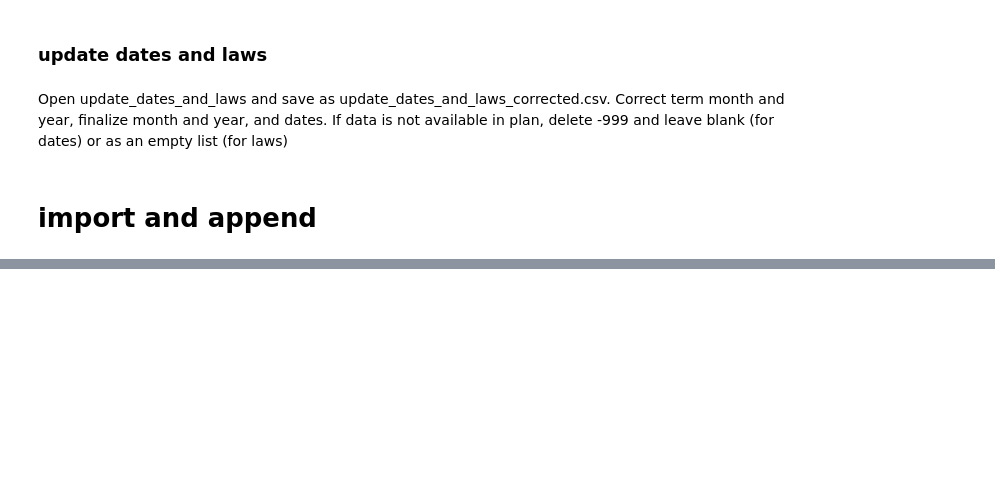
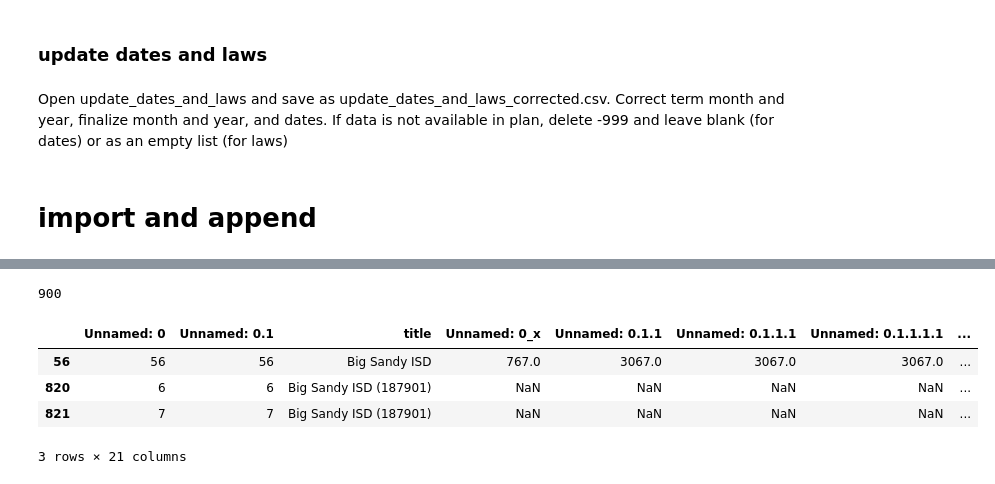
Before and after one commit to KylieLAnglin/dofis, a Jupyter notebook: data_from_plans/12a_update_dois.ipynb, the cells around one changed output, grey strips where cells are left out. Saved outputs shown, nothing was run; the diff lists cells and outputs as text; code cells hidden in the pictures; blank space fills up the shorter version.

Commit message:
drop extra big sandy

```diff
--- a/data_from_plans/12a_update_dois.ipynb
+++ b/data_from_plans/12a_update_dois.ipynb
@@ -299,2 +292,14 @@ final_df.sample(5)
 # %%
 final_df = old_df.append(new_df)
+# %%
+len(docs_df)
+# %% [output]
+900
+# %%
+docs_df[docs_df.title.str.contains(pat="Big Sandy", regex=False)]
+# %% [output]
+|  | Unnamed: 0 | Unnamed: 0.1 | title | Unnamed: 0_x | Unnamed: 0.1.1 | Unnamed: 0.1.1.1 | Unnamed: 0.1.1.1.1 | ... |
+| 56 | 56 | 56 | Big Sandy ISD | 767.0 | 3067.0 | 3067.0 | 3067.0 | ... |
+| 820 | 6 | 6 | Big Sandy ISD (187901) | NaN | NaN | NaN | NaN | ... |
+| 821 | 7 | 7 | Big Sandy ISD (187901) | NaN | NaN | NaN | NaN | ... |
+3 rows × 21 columns
```
Also changed, not shown: parts of 5 cells of this notebook.
